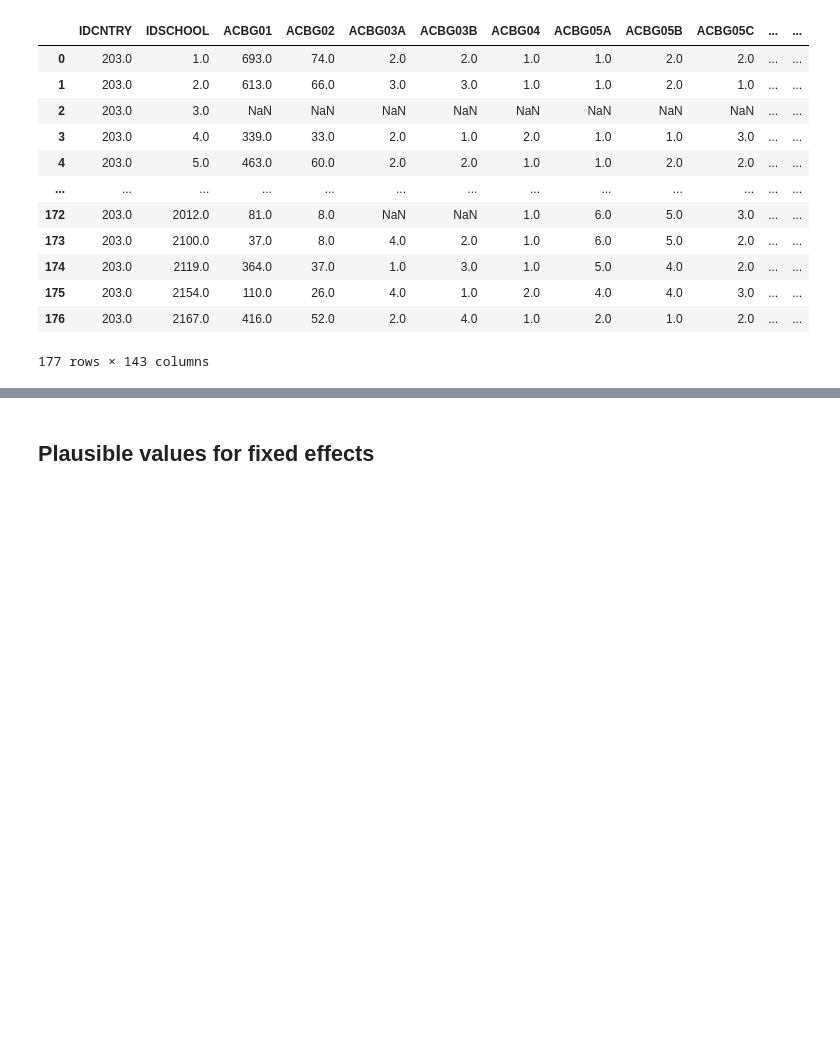
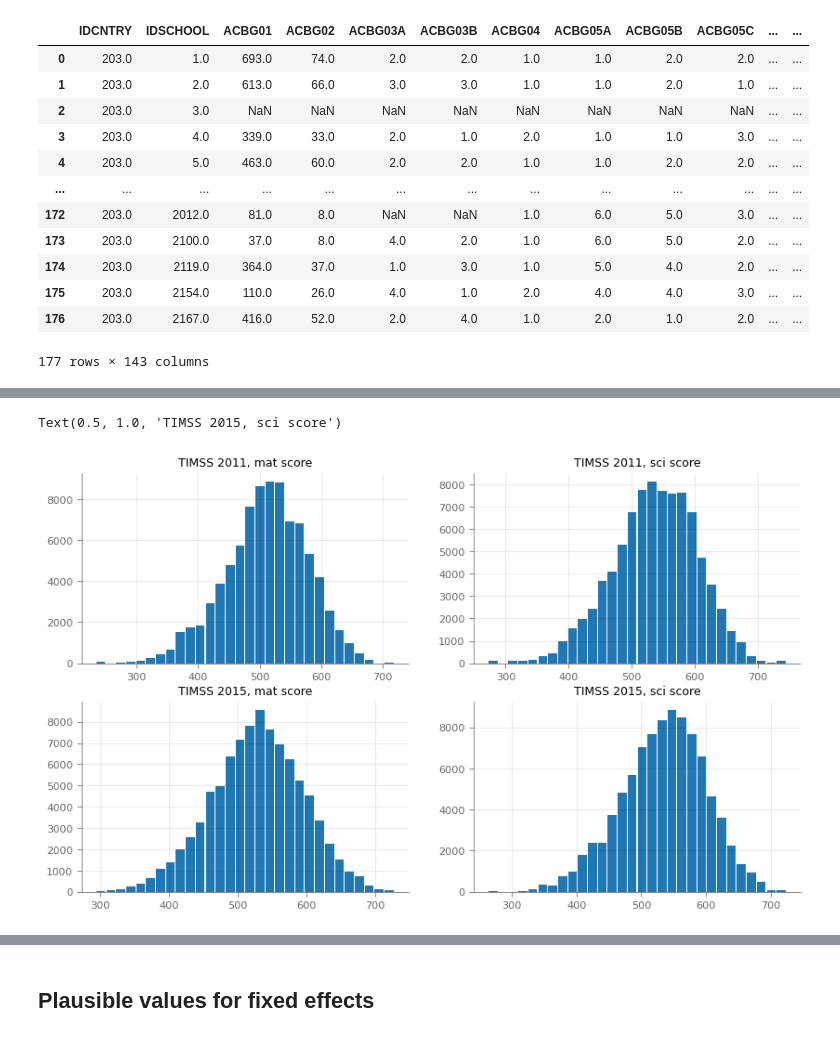
Before and after one commit to protivinsky/idea, a Jupyter notebook: 2021-09-23_plausible-values.ipynb, the cells around one changed output, grey strips where cells are left out. Cells and saved outputs as stored; diff of their text form; code cells hidden in the pictures; blank space fills up the shorter version.

```diff
--- a/2021-09-23_plausible-values.ipynb
+++ b/2021-09-23_plausible-values.ipynb
@@ -199,0 +288,13 @@ def get_fixed_effects_pv(df, group_col, grade_col, score_col, girl_col='girl', w
+# %%
+fig, axes = plt.subplots(2, 2, figsize=(10, 6))
+axes[0][0].hist(sg11['mat'], bins=30, rwidth=0.9, weights=sg11['weight'])
+axes[0][0].set_title('TIMSS 2011, mat score', fontsize=10)
+axes[0][1].hist(sg11['sci'], bins=30, rwidth=0.9, weights=sg11['weight'])
+axes[0][1].set_title('TIMSS 2011, sci score', fontsize=10)
+axes[1][0].hist(sg15['mat'], bins=30, rwidth=0.9, weights=sg15['weight'])
+axes[1][0].set_title('TIMSS 2015, mat score', fontsize=10)
+axes[1][1].hist(sg15['sci'], bins=30, rwidth=0.9, weights=sg15['weight'])
+axes[1][1].set_title('TIMSS 2015, sci score', fontsize=10)
+# %% [output]
+Text(0.5, 1.0, 'TIMSS 2015, sci score')
+[figure, added]
```
Also changed, not shown: parts of 17 cells of this notebook.
